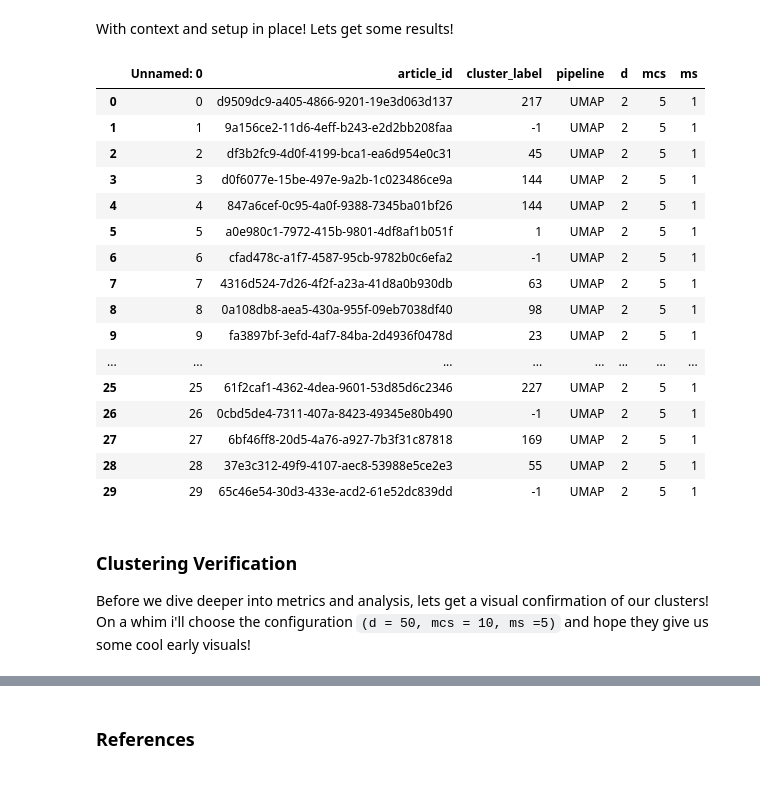
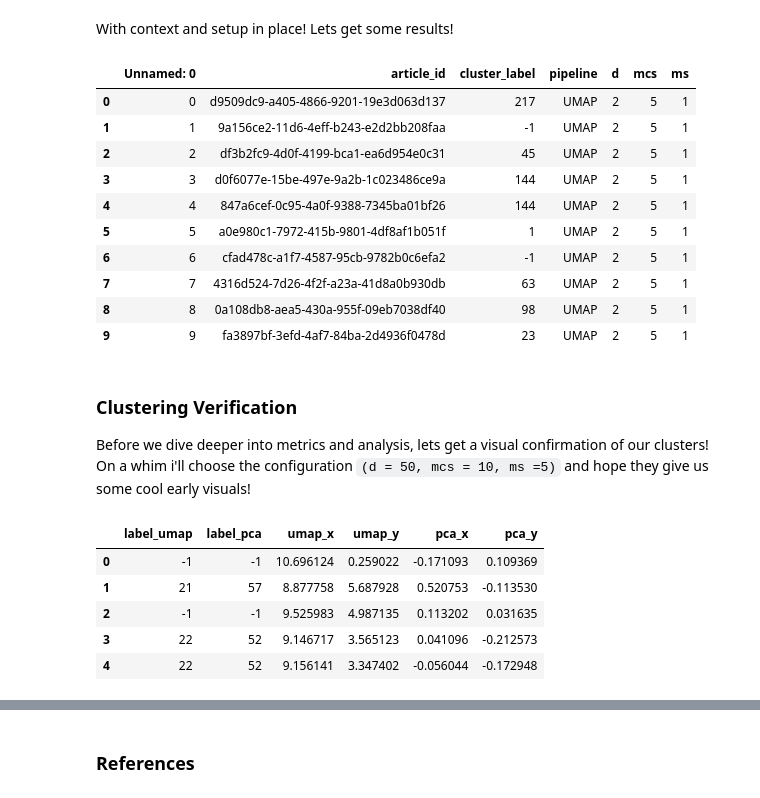
Before and after one commit to evansun06/trend-analysis-sr, a Jupyter notebook: analysis.ipynb, the cells around one changed output, grey strips where cells are left out. Saved outputs shown, nothing was run; the diff lists cells and outputs as text; code cells hidden in the pictures.

```diff
--- a/analysis.ipynb
+++ b/analysis.ipynb
@@ -271,34 +268,26 @@ for pipeline_name, reducer_func in [('UMAP', reduce_umap), ('PCA', reduce_pca)]:
 # Final squash: concat is very efficient for a list of DataFrames
 results_df = pd.concat(all_results, ignore_index=True)
 # %%
-# Temporary CSV read to reduce computation
+# inspect
 results_df = pd.read_csv("data/grid_search_results.csv")
-results_df.head(30)
+results_df.head(10)
 # %% [output]
 |  | Unnamed: 0 | article_id | cluster_label | pipeline | d | mcs | ms |
 | 0 | 0 | d9509dc9-a405-4866-9201-19e3d063d137 | 217 | UMAP | 2 | 5 | 1 |
 | 1 | 1 | 9a156ce2-11d6-4eff-b243-e2d2bb208faa | -1 | UMAP | 2 | 5 | 1 |
 | 2 | 2 | df3b2fc9-4d0f-4199-bca1-ea6d954e0c31 | 45 | UMAP | 2 | 5 | 1 |
 | 3 | 3 | d0f6077e-15be-497e-9a2b-1c023486ce9a | 144 | UMAP | 2 | 5 | 1 |
 | 4 | 4 | 847a6cef-0c95-4a0f-9388-7345ba01bf26 | 144 | UMAP | 2 | 5 | 1 |
 | 5 | 5 | a0e980c1-7972-415b-9801-4df8af1b051f | 1 | UMAP | 2 | 5 | 1 |
 | 6 | 6 | cfad478c-a1f7-4587-95cb-9782b0c6efa2 | -1 | UMAP | 2 | 5 | 1 |
 | 7 | 7 | 4316d524-7d26-4f2f-a23a-41d8a0b930db | 63 | UMAP | 2 | 5 | 1 |
 | 8 | 8 | 0a108db8-aea5-430a-955f-09eb7038df40 | 98 | UMAP | 2 | 5 | 1 |
 | 9 | 9 | fa3897bf-3efd-4af7-84ba-2d4936f0478d | 23 | UMAP | 2 | 5 | 1 |
-| ... | ... | ... | ... | ... | ... | ... | ... |
-| 25 | 25 | 61f2caf1-4362-4dea-9601-53d85d6c2346 | 227 | UMAP | 2 | 5 | 1 |
-| 26 | 26 | 0cbd5de4-7311-407a-8423-49345e80b490 | -1 | UMAP | 2 | 5 | 1 |
-| 27 | 27 | 6bf46ff8-20d5-4a76-a927-7b3f31c87818 | 169 | UMAP | 2 | 5 | 1 |
-| 28 | 28 | 37e3c312-49f9-4107-aec8-53988e5ce2e3 | 55 | UMAP | 2 | 5 | 1 |
-| 29 | 29 | 65c46e54-30d3-433e-acd2-61e52dc839dd | -1 | UMAP | 2 | 5 | 1 |
 # %% [markdown]
 ### Clustering Verification
 
 Before we dive deeper into metrics and analysis, lets get a visual confirmation of our clusters! On a whim i'll choose the configuration `(d = 50, mcs = 10, ms =5)` and hope they give us some cool early visuals!
 # %%
-### --- Obtain labels for each pipeline ---
-
 umap_filtered = (
     results_df
     .query("d == 50 & mcs == 10 & ms == 5 & pipeline == 'UMAP'")
@@ -311,7 +300,7 @@ pca_filtered = (
     .filter(items=['article_id', 'cluster_label'])
 )
 
-### --- Reduce to 2D with respective algorithms for visualization ---
+####Setup Visual Reduction to 2D
 
 umap_2d = umap.UMAP(
     n_components=2,
@@ -330,11 +319,19 @@ Z_2d_umap = umap_2d.fit_transform(X_norm)
 Z_2d_pca = pca_2d.fit_transform(X_norm)
 
 test_visuals = pd.DataFrame({
-    # Use .values to strip the index and treat it as a raw list
-    'label_umap': umap_filtered['cluster_label'].values,
-    'label_pca': pca_filtered['cluster_label'].values,
+    'label_umap': pca_filtered['cluster_label'].values,
+    'label_pca': umap_filtered['cluster_label'].values,
     'umap_x': Z_2d_umap[:, 0],
     'umap_y': Z_2d_umap[:, 1],
     'pca_x': Z_2d_pca[:, 0],
     'pca_y': Z_2d_pca[:, 1]
 })
+
+test_visuals.head()
+# %% [output]
+|  | label_umap | label_pca | umap_x | umap_y | pca_x | pca_y |
+| 0 | -1 | -1 | 10.696124 | 0.259022 | -0.171093 | 0.109369 |
+| 1 | 21 | 57 | 8.877758 | 5.687928 | 0.520753 | -0.113530 |
+| 2 | -1 | -1 | 9.525983 | 4.987135 | 0.113202 | 0.031635 |
+| 3 | 22 | 52 | 9.146717 | 3.565123 | 0.041096 | -0.212573 |
+| 4 | 22 | 52 | 9.156141 | 3.347402 | -0.056044 | -0.172948 |
```
Also changed, not shown: parts of 16 cells of this notebook.
